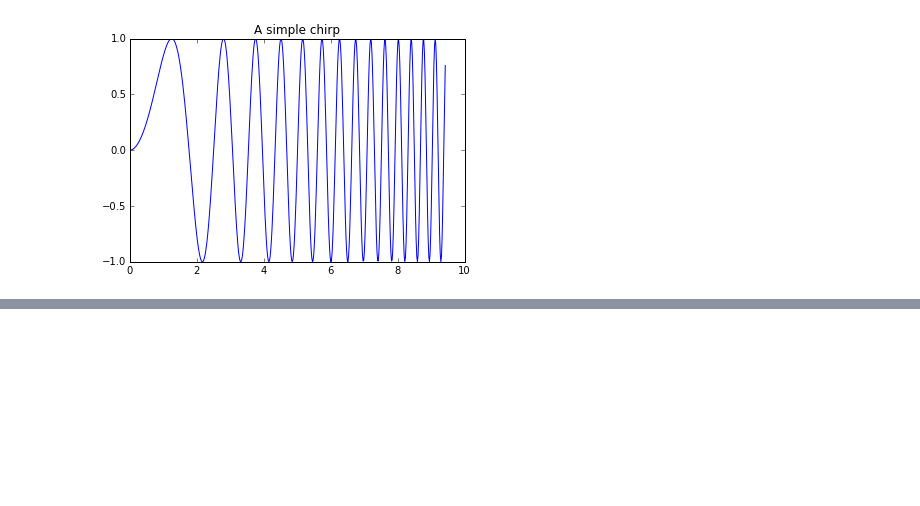
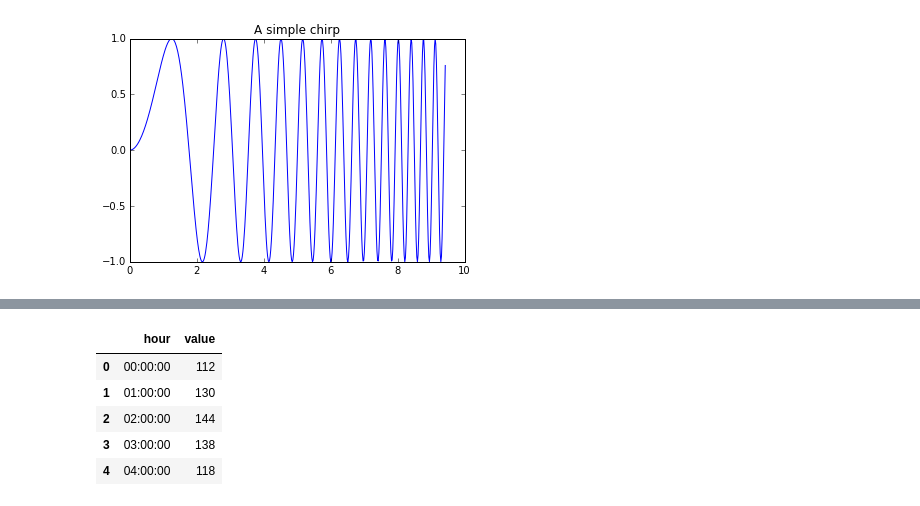
Before and after one commit to cdr-stats/cdr-stats, a Jupyter notebook: addons/notebook/Playground_pydata.ipynb, the cells around one changed output, grey strips where cells are left out. Cells and saved outputs as stored; diff of their text form; code cells hidden in the pictures; blank space fills up the shorter version.

```diff
--- a/addons/notebook/Playground_pydata.ipynb
+++ b/addons/notebook/Playground_pydata.ipynb
@@ -49,3 +64,7 @@ plt.plot(x, np.sin(x**2))
 plt.title('A simple chirp');
 # %% [output]
 [figure]
+# %%
+a = np.arange(100, 150)
+a24 = np.random.choice(a, size=23)
+a24
@@ -51,0 +86,3 @@ plt.title('A simple chirp');
+# %%
+td = pd.Series([ pd.Timedelta(hours=i) for i in range(23) ])
+td
@@ -51,0 +107,12 @@ plt.title('A simple chirp');
+# %%
+tda = pd.Series(a24)
+data = {'hour': td, 'value': tda}
+df = pd.DataFrame(data=data)
+df.head()
+# %% [output]
+|  | hour | value |
+| 0 | 00:00:00 | 112 |
+| 1 | 01:00:00 | 130 |
+| 2 | 02:00:00 | 144 |
+| 3 | 03:00:00 | 138 |
+| 4 | 04:00:00 | 118 |
```
Also changed, not shown: parts of 13 cells of this notebook, 3 other files.
